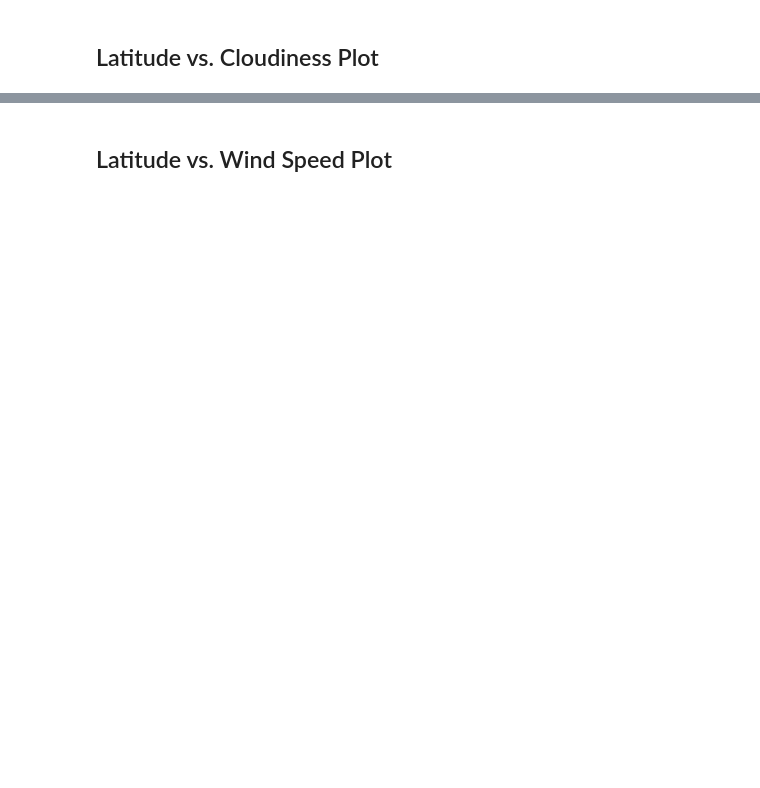
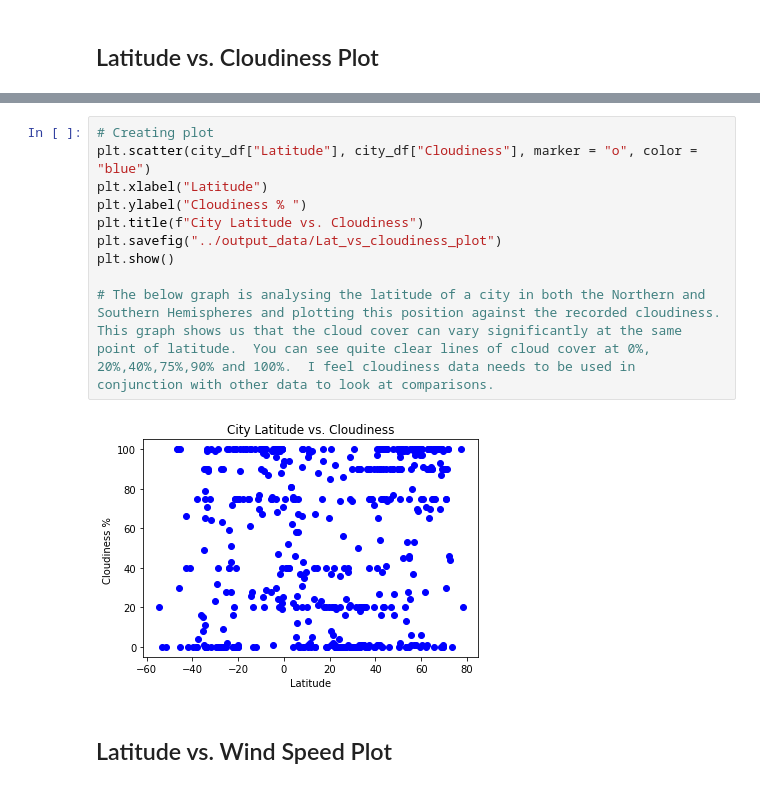
Before and after one commit to Sprettle/python-api-challenge, a Jupyter notebook: WeatherPy/WeatherPy.ipynb, the cells around one changed output, grey strips where cells are left out. Cells and saved outputs as stored; diff of their text form; blank space fills up the shorter version.

```diff
--- a/WeatherPy/WeatherPy.ipynb
+++ b/WeatherPy/WeatherPy.ipynb
@@ -168,2 +189,14 @@ Int64Index([], dtype='int64')
+# %%
+# Creating plot
+plt.scatter(city_df["Latitude"], city_df["Cloudiness"], marker = "o", color = "blue")
+plt.xlabel("Latitude")
+plt.ylabel("Cloudiness % ")
+plt.title(f"City Latitude vs. Cloudiness")
+plt.savefig("../output_data/Lat_vs_cloudiness_plot")
+plt.show()
+
+# The below graph is analysing the latitude of a city in both the Northern and Southern Hemispheres and plotting this position against the recorded cloudiness.  This graph shows us that the cloud cover can vary significantly at the same point of latitude.  You can see quite clear lines of cloud cover at 0%, 20%,40%,75%,90% and 100%.  I feel cloudiness data needs to be used in conjunction with other data to look at comparisons.
+# %% [output]
+[figure, added]
 # %% [markdown]
 ## Latitude vs. Wind Speed Plot
```
Also changed, not shown: parts of 36 cells of this notebook, 9 other files.
